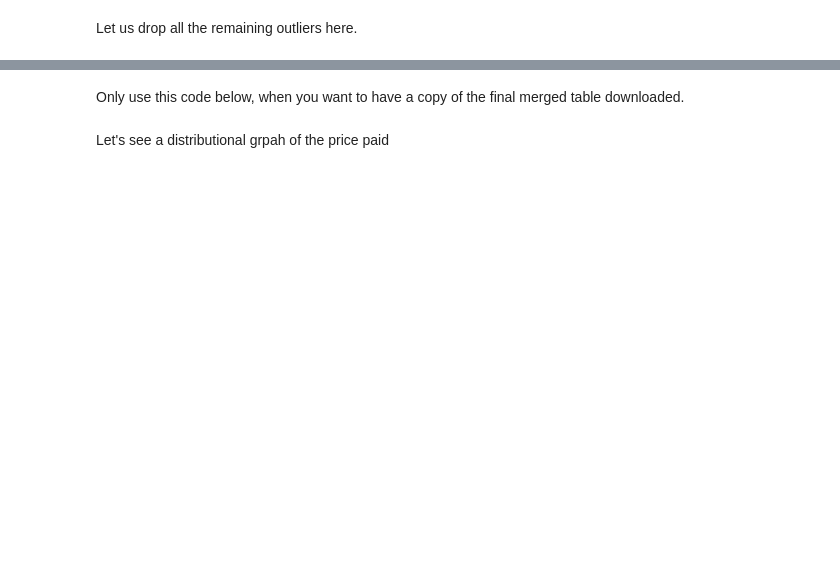
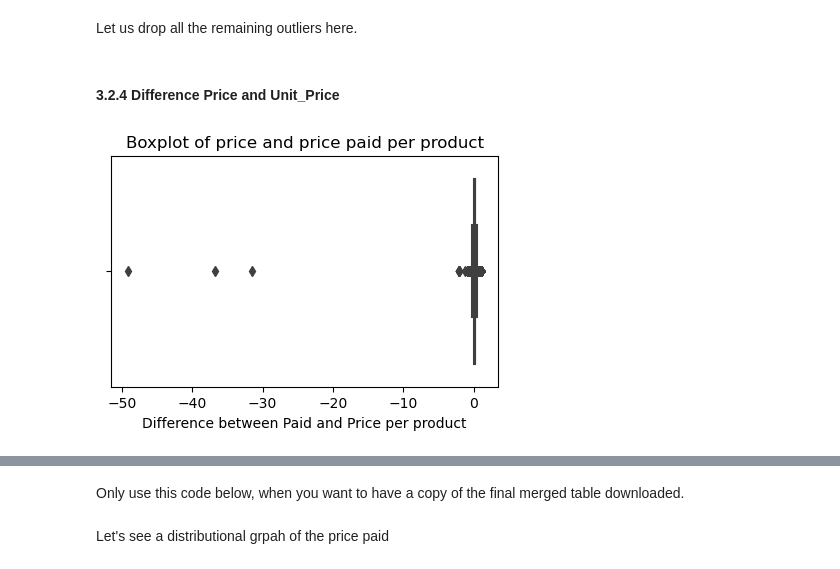
Before and after one commit to MerleSt/Eniac, a Jupyter notebook: Eniac.ipynb, the cells around one changed output, grey strips where cells are left out. Saved outputs shown, nothing was run; the diff lists cells and outputs as text; code cells hidden in the pictures; blank space fills up the shorter version.

```diff
--- a/Eniac.ipynb
+++ b/Eniac.ipynb
@@ -225,3 +220,13 @@ outliers.sort_values('diff_paid_totalprice', ascending=False).tail()
 Let us drop all the remaining outliers here.
 # %%
 df = df.loc[~df['diff_paid_totalprice'].isin(outliers['diff_paid_totalprice'])]
+# %% [markdown]
+#### 3.2.4 Difference Price and Unit_Price
+# %%
+plt.figure(figsize=(5,3))
+sns.boxplot(x=df['promo_perc'])
+plt.title('Boxplot of price and price paid per product')
+plt.xlabel('Difference between Paid and Price per product')
+plt.show()
+# %% [output]
+[figure, added]
```
Also changed, not shown: parts of 19 cells of this notebook.
